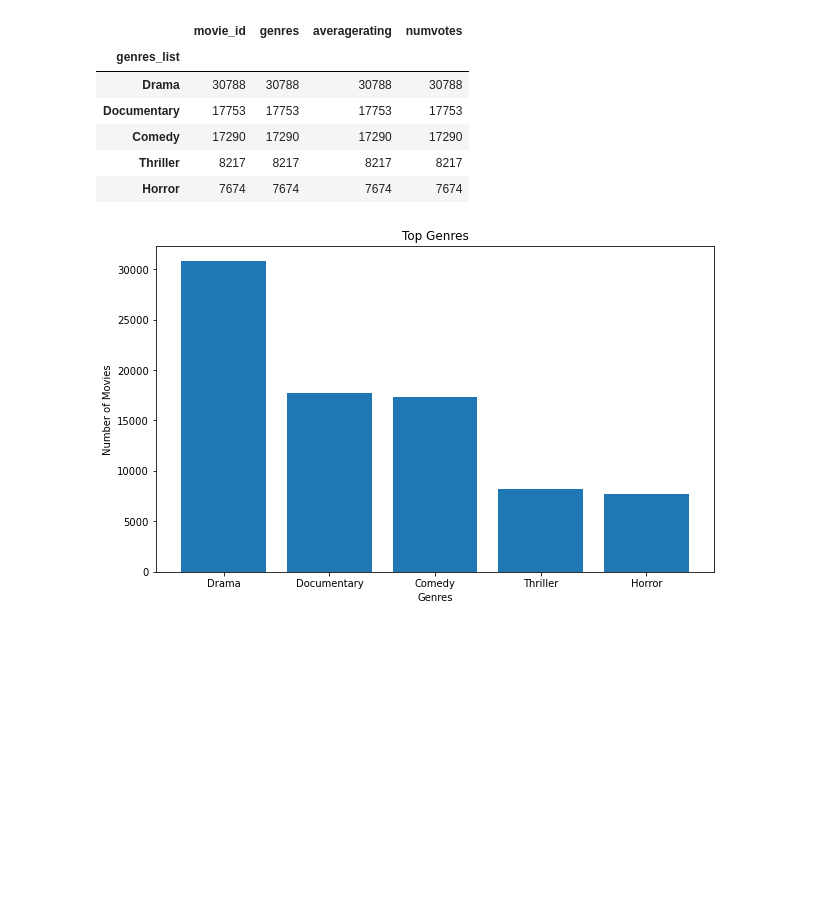
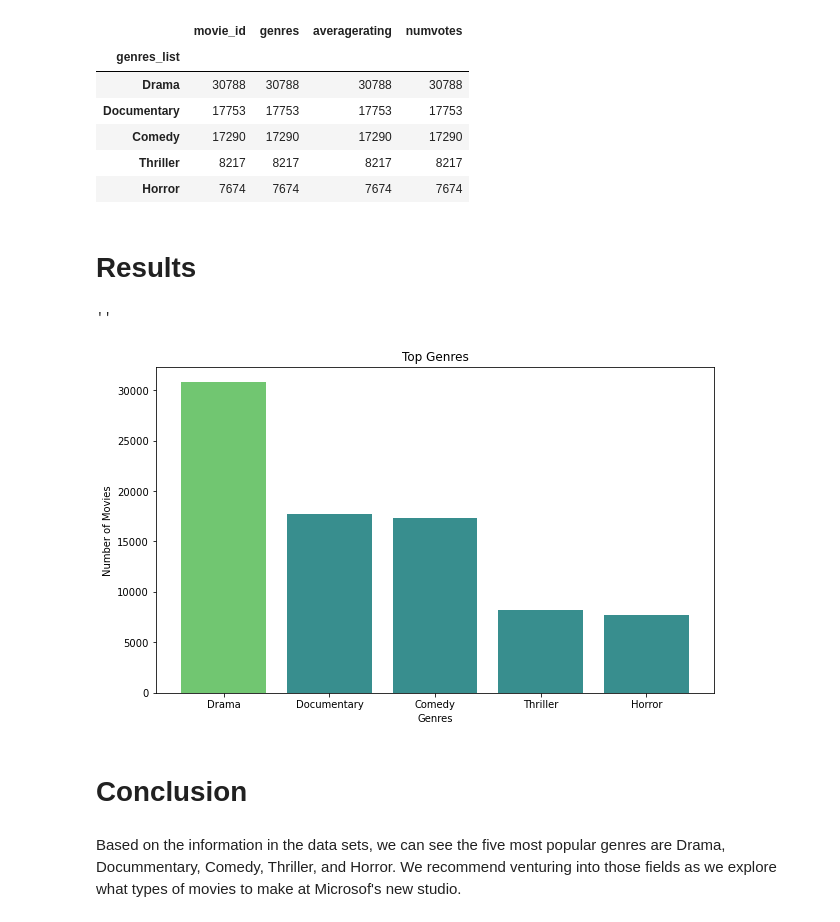
Before and after one commit to claragiurgiu/Microsoft-Movie-Studio-EDA, a Jupyter notebook: Clara_Analysis.ipynb, the cells around one changed output. Drawn from its saved outputs; the diff is of its cells as text; code cells hidden in the pictures; blank space fills up the shorter version.

Commit message:
updated recommendation

```diff
--- a/Clara_Analysis.ipynb
+++ b/Clara_Analysis.ipynb
@@ -279,13 +283,22 @@ top_5
 | Comedy | 17290 | 17290 | 17290 | 17290 |
 | Thriller | 8217 | 8217 | 8217 | 8217 |
 | Horror | 7674 | 7674 | 7674 | 7674 |
+# %% [markdown]
+# Results
 # %%
 figure, ax = plt.subplots(figsize=(10, 6))
+colors = ['#71C671', '#388E8E','#388E8E','#388E8E','#388E8E']
 
-
-ax.bar(x = top_5.index , height = top_5['movie_id'])
+ax.bar(x = top_5.index , height = top_5['movie_id'], color= colors)
 ax.set_title('Top Genres')
 ax.set_xlabel('Genres')
-ax.set_ylabel('Number of Movies');
+ax.set_ylabel('Number of Movies')
+;
 # %% [output]
+''
-[figure, old version]
+[figure, new version]
+# %% [markdown]
+# Conclusion
+# %% [markdown]
+Based on the information in the data sets, we can see the five most popular genres are Drama, Docummentary, Comedy, Thriller, and Horror.
+We recommend venturing into those fields as we explore what types of movies to make at Microsof's new studio.
```
Also changed, not shown: parts of 4 cells of this notebook.
